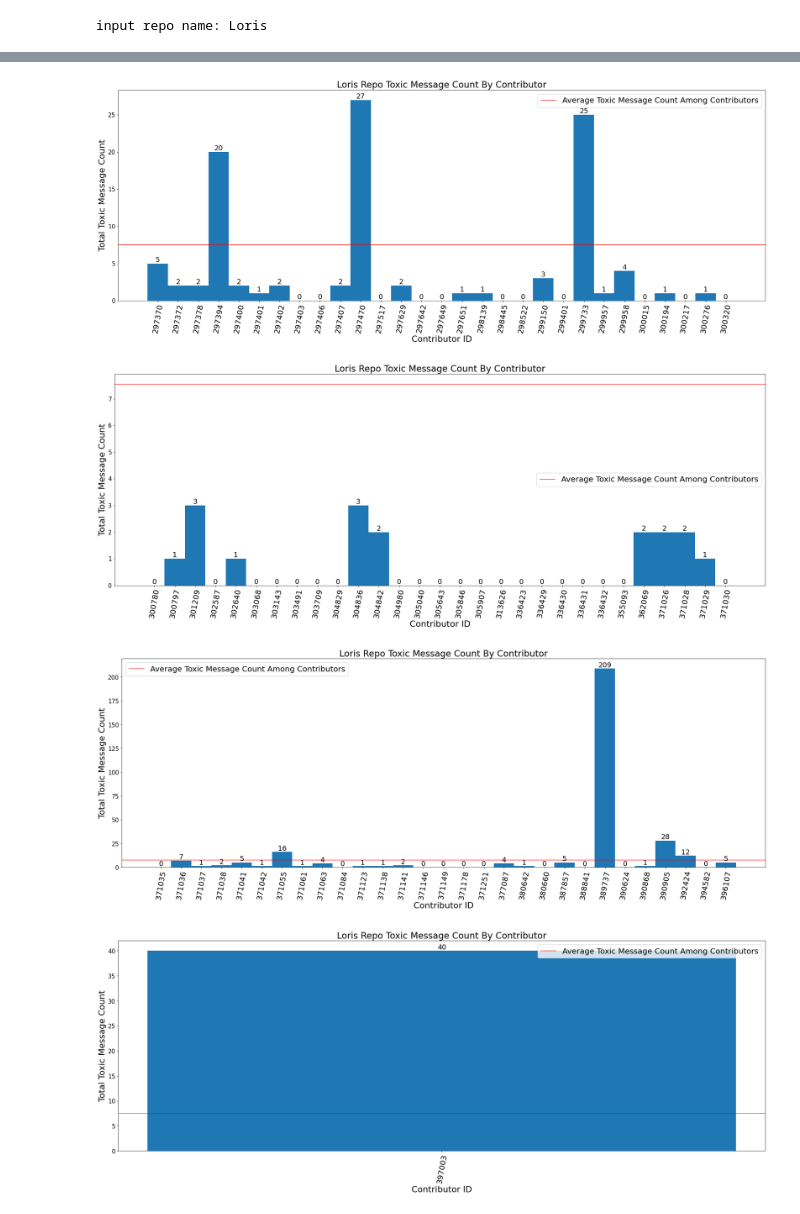
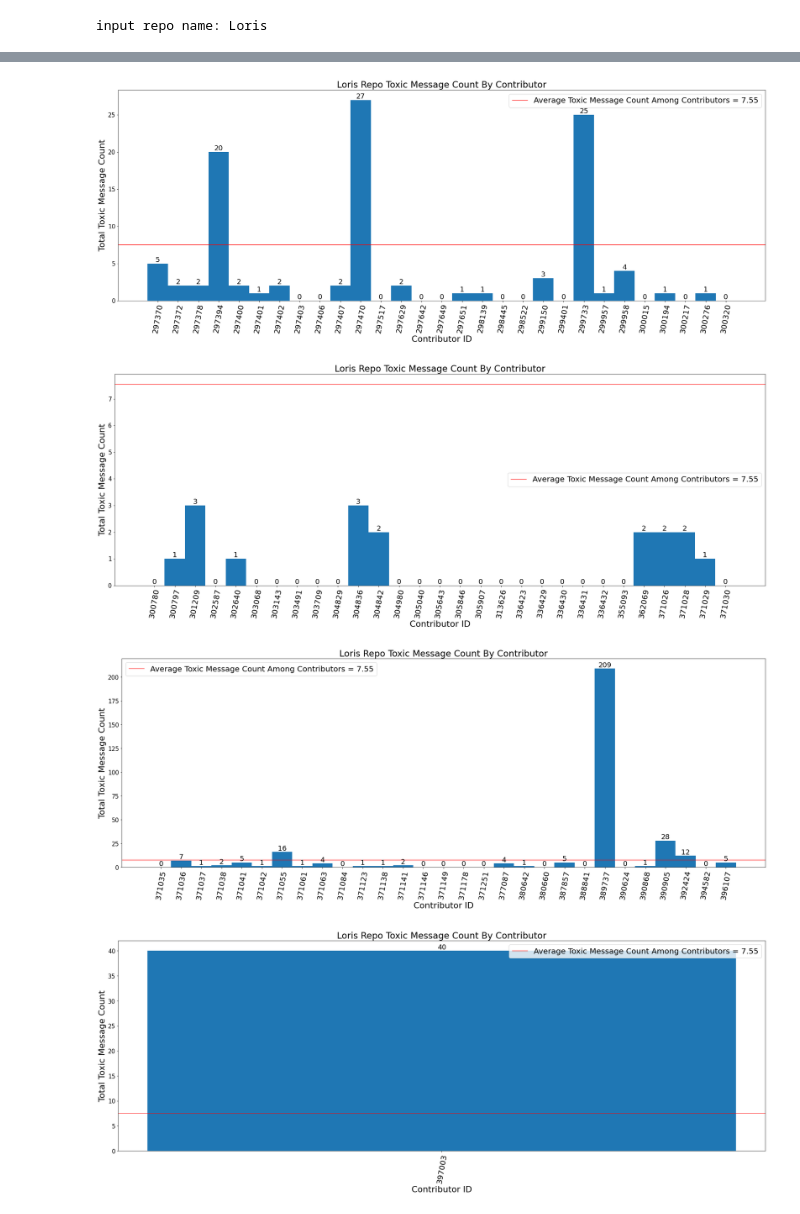
Before and after one commit to crsellinger/CS-4320-Final-Project, a Jupyter notebook: toxicity-reports/ToxicMessagesPerUser.ipynb, the cells around one changed output, grey strips where cells are left out. Cells and saved outputs as stored; diff of their text form; code cells hidden in the pictures.

Commit message:
removed checkpoint files, cleaned up text output

```diff
--- a/toxicity-reports/ToxicMessagesPerUser.ipynb
+++ b/toxicity-reports/ToxicMessagesPerUser.ipynb
@@ -139,12 +97,3 @@ dtype: object
-# %%
-###THIS GIVES THE AVERAGE SENTIMENT OF ALL MESSAGES, THE TOTAL TOXIC MESSAGE COUNT, AND THE TOTAL MESSAGE COUNT###
-#This isn't needed for this metric, but will be used in other metrics#
-overall_score = sum(repolist.average_sentiment)/len(repolist.average_sentiment)
-
-summ = 0
-for i  in repolist.average_sentiment:
-    if i < 0:
-        summ = summ + 1
 # %%
 ###THIS TALLIES UP THE TOXIC MESSAGES FOR EACH USER###
 contribIDs = []
@@ -181,6 +130,7 @@ Processing Message Data for 122 contributors. This may take some time
 Done processing! Thank you for your patience
 Here is the average count among all users: 7.549180327868853
 # %%
+###GRAPHICAL METRIC OUTPUT###
 x = contribIDs
 y = Toxic_Count_Array
 
@@ -201,7 +151,7 @@ while(upper < len(x)):
     for i in plt.bar_label(chart):
         i.set_fontsize(18)
     meanLine = plt.axhline(y=average_toxic_count, linewidth=1, color='r', label='mean')
-    plt.legend([meanLine], ["Average Toxic Message Count Among Contributors"], fontsize=20)
+    plt.legend([meanLine], ["Average Toxic Message Count Among Contributors = " + "{average:.2f}".format(average=average_toxic_count)], fontsize=20)
     plt.show()
     lower = lower + 30
     upper = upper + min(30, length - lower)
@@ -210,4 +160,4 @@ while(upper < len(x)):
-[figure, old version]
+[figure, new version]
-[figure, old version]
+[figure, new version]
-[figure, old version]
+[figure, new version]
-[figure, old version]
+[figure, new version]
```
Also changed, not shown: parts of 3 cells of this notebook, 3 other files.
